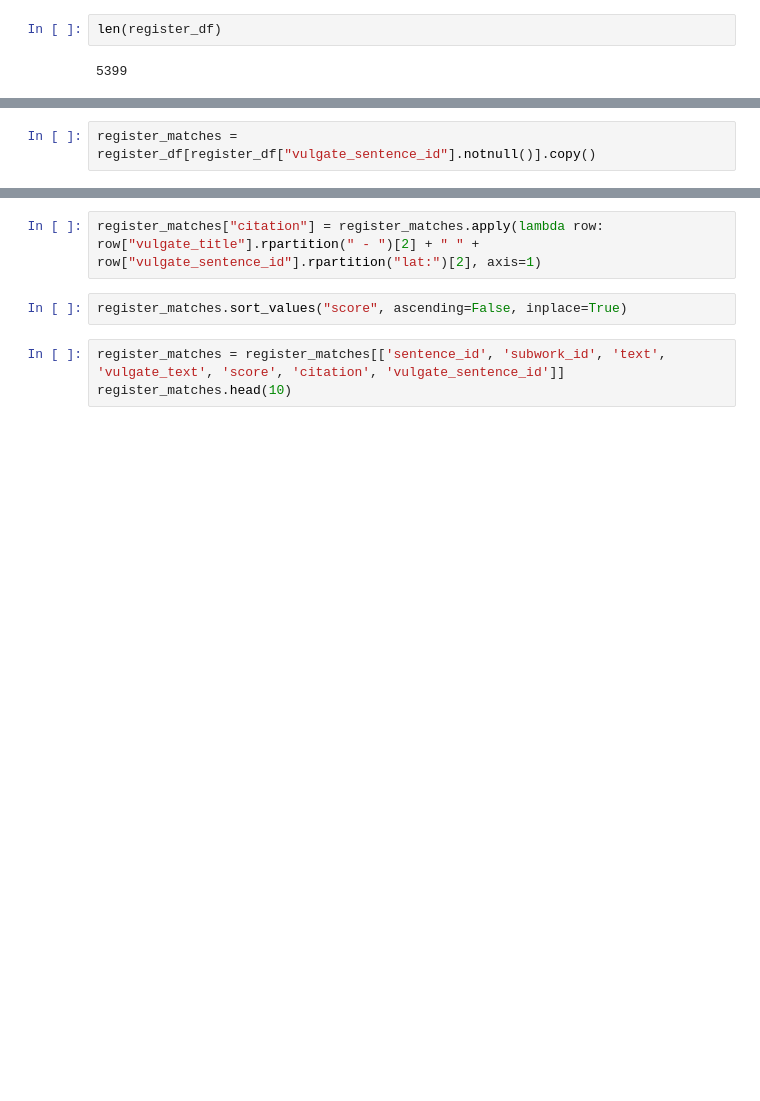
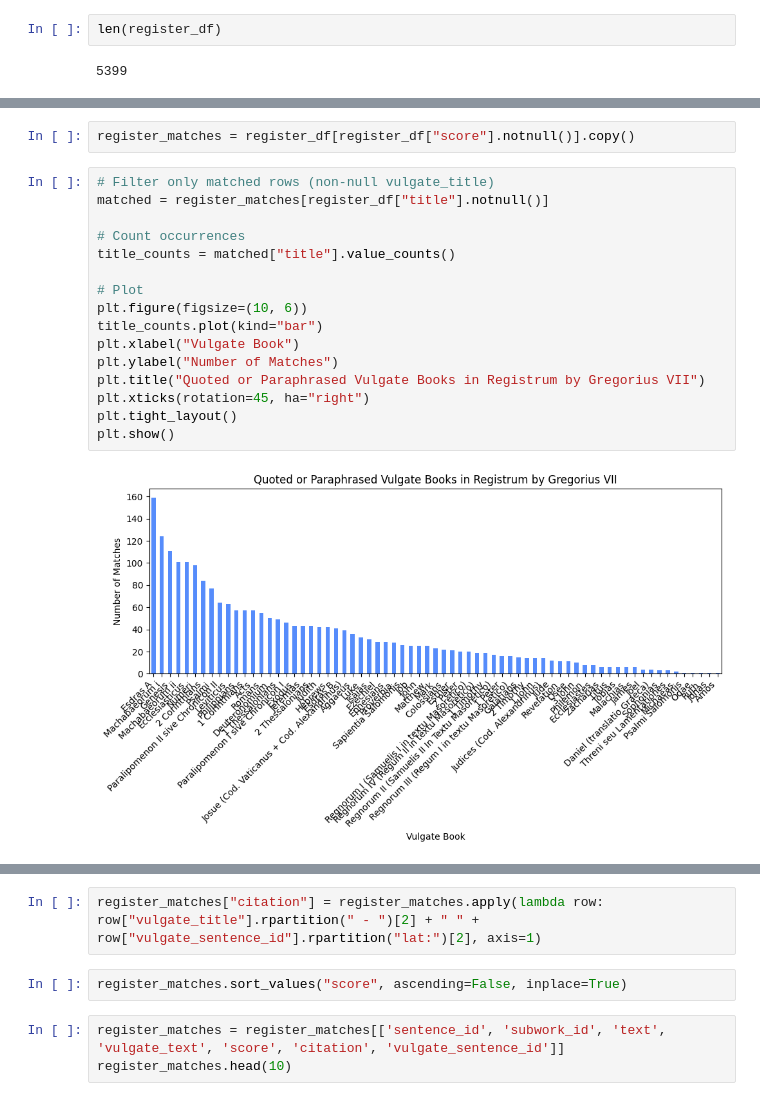
Before and after one commit to CCS-ZCU/latin-textreuse, a Jupyter notebook: scripts/2_textreuse-detection.ipynb, the cells around one changed output, grey strips where cells are left out. Saved outputs shown, nothing was run; the diff lists cells and outputs as text; blank space fills up the shorter version.

```diff
--- a/scripts/1_labse-vulgate-investiture_explorations.ipynb
+++ b/scripts/2_textreuse-detection.ipynb
@@ -448,4 +140,22 @@ register_df[register_df["vulgate_sentence_id"].notnull()].sort_values("score", a
 # %%
-register_matches = register_df[register_df["vulgate_sentence_id"].notnull()].copy()
+register_matches = register_df[register_df["score"].notnull()].copy()
+# %%
+# Filter only matched rows (non-null vulgate_title)
+matched = register_matches[register_df["title"].notnull()]
+
+# Count occurrences
+title_counts = matched["title"].value_counts()
+
+# Plot
+plt.figure(figsize=(10, 6))
+title_counts.plot(kind="bar")
+plt.xlabel("Vulgate Book")
+plt.ylabel("Number of Matches")
+plt.title("Quoted or Paraphrased Vulgate Books in Registrum by Gregorius VII")
+plt.xticks(rotation=45, ha="right")
+plt.tight_layout()
+plt.show()
+# %% [output]
+[figure, added]
 # %%
 # Filter only matched rows (non-null vulgate_title)
```
Also changed, not shown: parts of 41 cells of this notebook, 1 other file.
